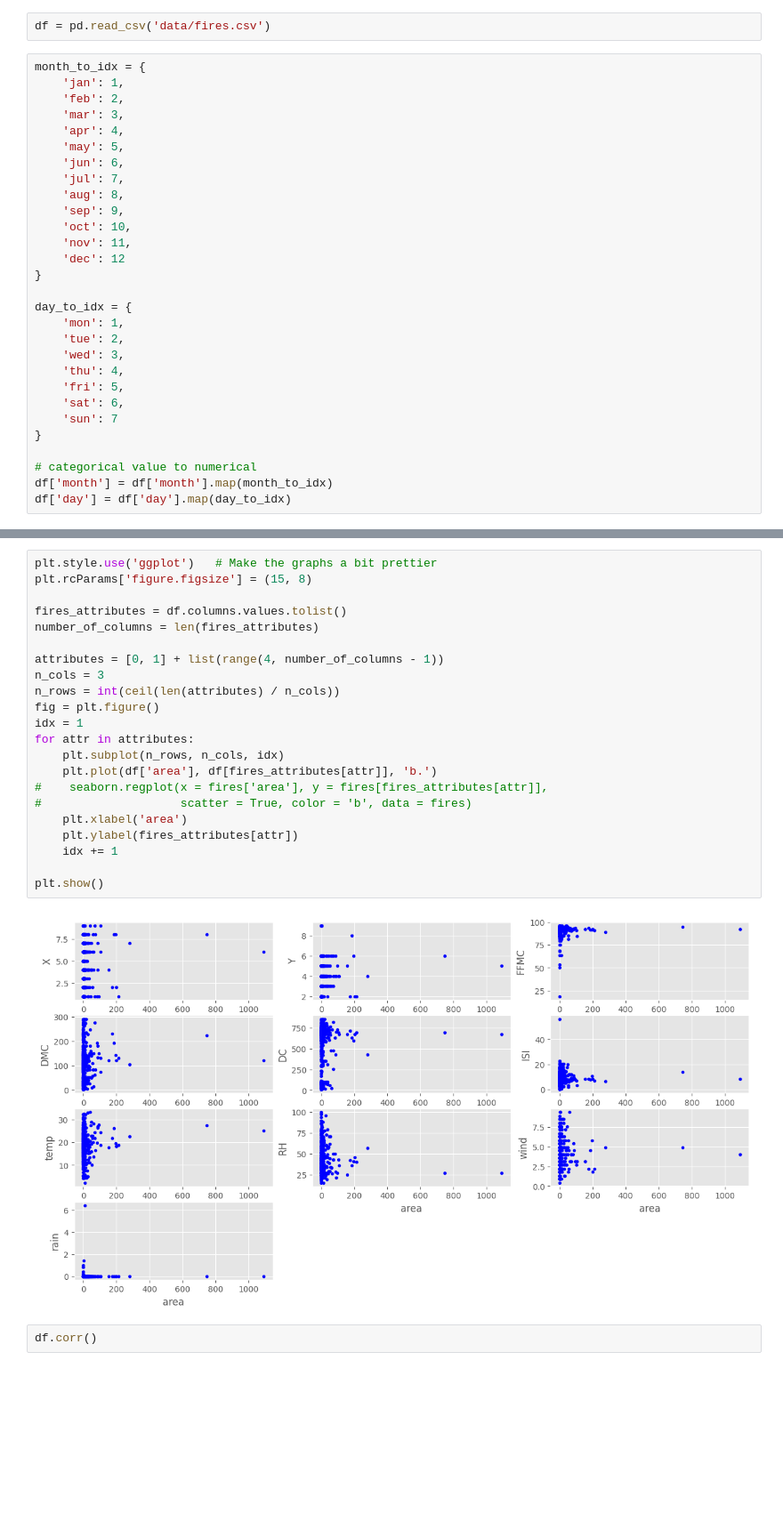
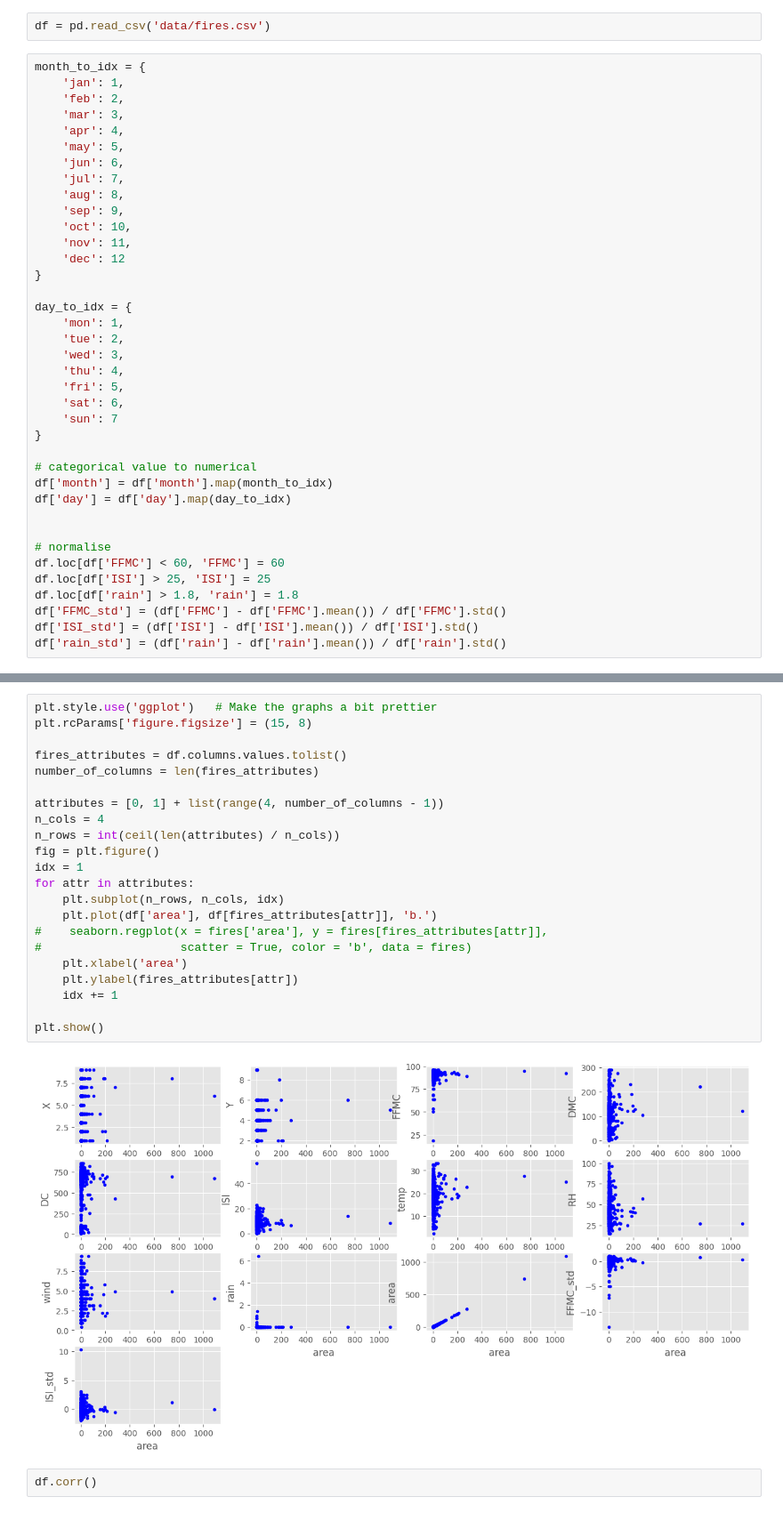
Before and after one commit to doyouwantsometea/IDAML_final, a Jupyter notebook: data_exploration.ipynb, the cells around one changed output, grey strips where cells are left out. Shown at 89% size. Cells and saved outputs as stored; diff of their text form; blank space fills up the shorter version.

```diff
--- a/data_exploration.ipynb
+++ b/data_exploration.ipynb
@@ -34,6 +34,15 @@ day_to_idx = {
 # categorical value to numerical
 df['month'] = df['month'].map(month_to_idx)
 df['day'] = df['day'].map(day_to_idx)
+
+
+# normalise
+df.loc[df['FFMC'] < 60, 'FFMC'] = 60
+df.loc[df['ISI'] > 25, 'ISI'] = 25
+df.loc[df['rain'] > 1.8, 'rain'] = 1.8
+df['FFMC_std'] = (df['FFMC'] - df['FFMC'].mean()) / df['FFMC'].std()
+df['ISI_std'] = (df['ISI'] - df['ISI'].mean()) / df['ISI'].std()
+df['rain_std'] = (df['rain'] - df['rain'].mean()) / df['rain'].std()
 # %%
 df.describe()
 # df.head()
@@ -50,27 +59,27 @@ df.describe()
 # %%
 plt.style.use('ggplot')   # Make the graphs a bit prettier
 plt.rcParams['figure.figsize'] = (15, 8)
 
 fires_attributes = df.columns.values.tolist()
 number_of_columns = len(fires_attributes)
 
 attributes = [0, 1] + list(range(4, number_of_columns - 1))
-n_cols = 3
+n_cols = 4
 n_rows = int(ceil(len(attributes) / n_cols))
 fig = plt.figure()
 idx = 1
 for attr in attributes:
     plt.subplot(n_rows, n_cols, idx)
     plt.plot(df['area'], df[fires_attributes[attr]], 'b.')
 #    seaborn.regplot(x = fires['area'], y = fires[fires_attributes[attr]],
 #                    scatter = True, color = 'b', data = fires)
     plt.xlabel('area')
     plt.ylabel(fires_attributes[attr])
     idx += 1
 
 plt.show()
 # %% [output]
-[figure, old version]
+[figure, new version]
 # %%
 df.corr()
 # %% [output]
```
Also changed, not shown: parts of 1 cell of this notebook, 2 other files.
